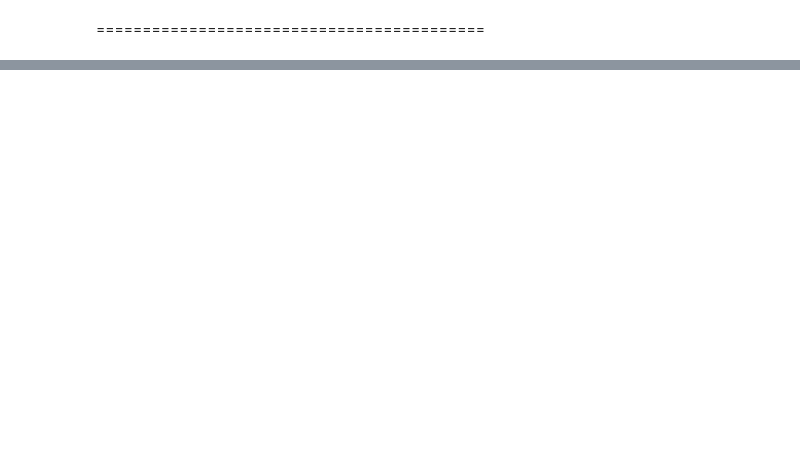
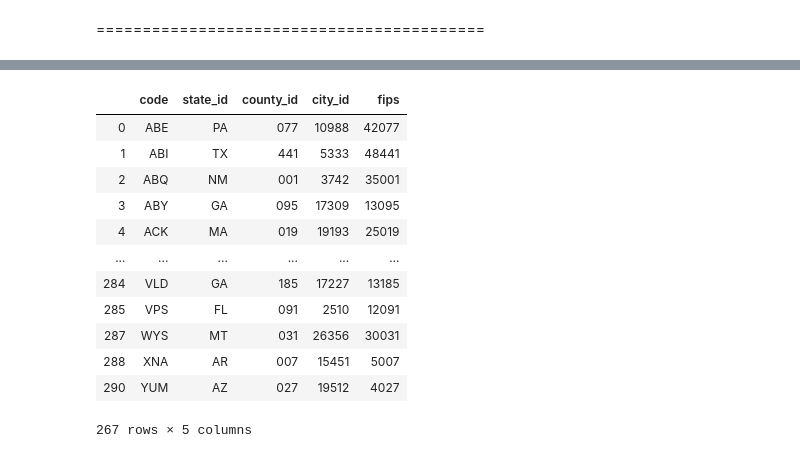
Before and after one commit to didyxdi/COGS108_final_project, a Jupyter notebook: merged_til_data_cleaning.ipynb, the cells around one changed output, grey strips where cells are left out. Saved outputs shown, nothing was run; the diff lists cells and outputs as text; code cells hidden in the pictures; blank space fills up the shorter version.

```diff
--- a/merged_til_data_cleaning.ipynb
+++ b/merged_til_data_cleaning.ipynb
@@ -169,0 +209,11 @@ airport_loc_df.to_csv("datasets/cleaned/airport_loc.csv")
+# %%
+us_cities_df = us_cities_df[["city","state_id","county_fips","county_name","population","density","lat","lng"]]
+us_cities_df = us_cities_df.rename(columns = {"city":"city_name"})
+us_cities_df["fips"] = us_cities_df["county_fips"]
+
+def get_county_code(input_county):
+    return int(input_county) % 1000
+
+us_cities_df["county_fips"] = us_cities_df["county_fips"].apply(get_county_code)
+
+us_cities_df["city_name"] = us_cities_df["city_name"].apply(clean_city_name)
@@ -169,0 +270,3 @@ airport_loc_df.to_csv("datasets/cleaned/airport_loc.csv")
+# %%
+city_climate_df = pd.DataFrame(columns=["code","population","density","avg_temp_sp","avg_temp_su","avg_temp_fa","avg_temp_wi","avg_precipitation_sp","avg_precipitation_su","avg_precipitation_fa","avg_precipitation_wi"])
+city_search_df = pd.DataFrame(columns=["code","state_id","county_id","city_id","fips"])
@@ -169,0 +331,16 @@ airport_loc_df.to_csv("datasets/cleaned/airport_loc.csv")
+# %%
+city_search_df
+# %% [output]
+|  | code | state_id | county_id | city_id | fips |
+| 0 | ABE | PA | 077 | 10988 | 42077 |
+| 1 | ABI | TX | 441 | 5333 | 48441 |
+| 2 | ABQ | NM | 001 | 3742 | 35001 |
+| 3 | ABY | GA | 095 | 17309 | 13095 |
+| 4 | ACK | MA | 019 | 19193 | 25019 |
+| ... | ... | ... | ... | ... | ... |
+| 284 | VLD | GA | 185 | 17227 | 13185 |
+| 285 | VPS | FL | 091 | 2510 | 12091 |
+| 287 | WYS | MT | 031 | 26356 | 30031 |
+| 288 | XNA | AR | 007 | 15451 | 5007 |
+| 290 | YUM | AZ | 027 | 19512 | 4027 |
+267 rows × 5 columns
```
Also changed, not shown: parts of 19 cells of this notebook, 3 other files.
